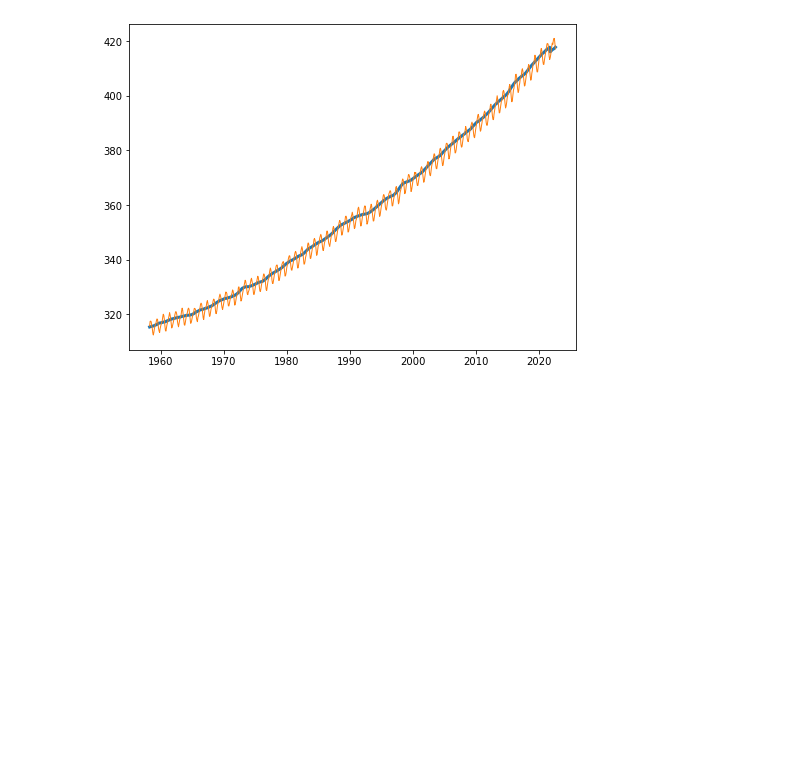
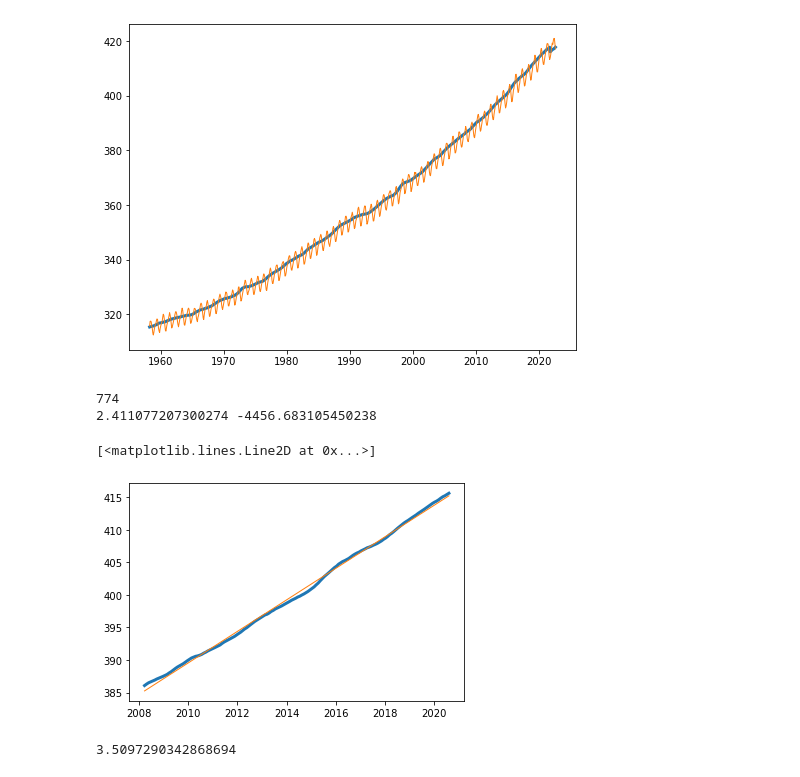
Before and after one commit to YellowJason/nasa_hack, a Jupyter notebook: nasa_data/CO2.ipynb, the cells around one changed output. Cells and saved outputs as stored; diff of their text form; code cells hidden in the pictures; blank space fills up the shorter version.

```diff
--- a/nasa_data/CO2.ipynb
+++ b/nasa_data/CO2.ipynb
@@ -50,3 +50,35 @@ plt.plot(co2_x, co2, linewidth = 1, label='All year')
 plt.show()
 # %% [output]
 [figure]
+# %%
+print(len(co2))
+def simple_linear_regression(raw_x, raw_y):
+    n = np.size(raw_x)
+    x = np.array(raw_x)
+    y = np.array(raw_y)
+    x_mean = np.mean(x)
+    y_mean = np.mean(y)
+
+    num1 = np.sum(y*x) - n*y_mean*x_mean
+    num2 = np.sum(x*x) - n*x_mean*x_mean
+
+    r = num1 / num2
+    b = y_mean - r * x_mean
+
+    return (r, b)
+r,b = simple_linear_regression(co2_x[600:750], co2_mean[600:750])
+print(r, b)
+# %% [output]
+774
+2.411077207300274 -4456.683105450238
+# %%
+plt.plot(co2_x[600:750], co2_mean[600:750], linewidth = 3, label='All year')
+plt.plot(co2_x[600:750], co2_x[600:750]*r+b, linewidth = 1, label='All year')
+# %% [output]
+[<matplotlib.lines.Line2D at 0x...>]
+[figure, added]
+# %%
+sea_rate = 2.411077207300274*1.4556684554356414
+print(sea_rate)
+# %% [output]
+3.5097290342868694
```
Also changed, not shown: 5 other files.
